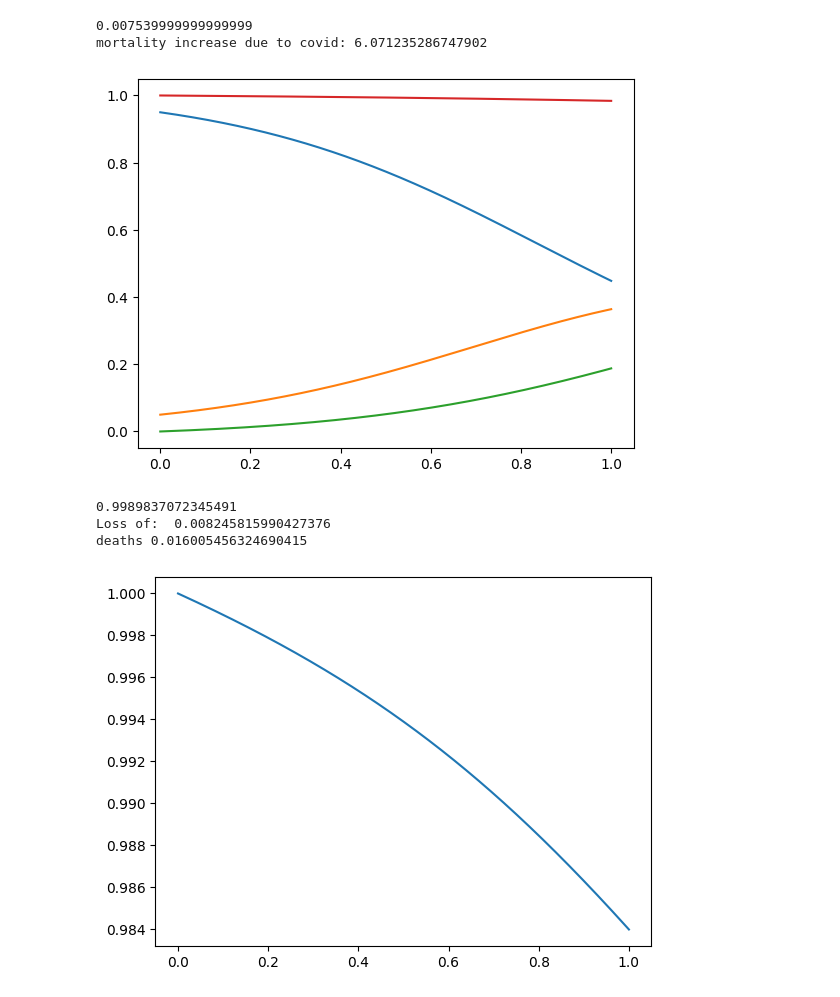
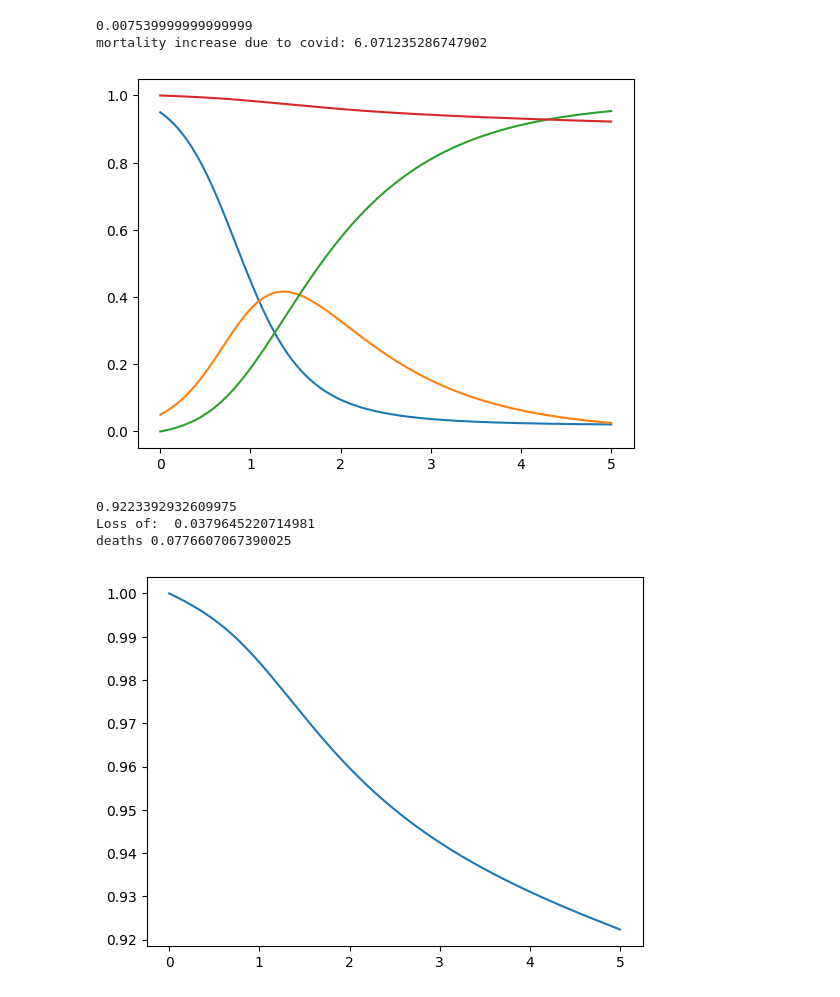
Before and after one commit to aryant2707/math461_unit1_grp5, a Jupyter notebook: COVID Params.ipynb, the cells around one changed output. Saved outputs shown, nothing was run; the diff lists cells and outputs as text; code cells hidden in the pictures.

```diff
--- a/COVID Params.ipynb
+++ b/COVID Params.ipynb
@@ -14,6 +14,7 @@ IFR = 0.15 / 100 # estimated 0.15%
 IFRPerYear = 1 - (1-IFR)**(36.5) #cases last ~10 days on average, do a little math to get yearly survival equiv
 mort_factor = IFRPerYear/mu -1
 print("mortality increase due to covid:",mort_factor)
+mort_factor = 6
 delta = 0.05 # force of interest
 ddt = lambda p,t: np.array([-mu*p[0], mu*p[0]])
 ic = np.array([0.95,0.05,0,1,0]) # S,I,R,Alive, dead
@@ -24,36 +25,36 @@ def ddt(u,t):
     dudt[1] = R0*u[0] * u[1] - u[1]
     dudt[2] = u[1]
     dudt[3] = -mu*(1+mort_factor*u[1])*u[3]
     dudt[4] = mu*(1+mort_factor*u[1])*u[3]
     return dudt
 
 
-t = np.linspace(0,1,10000)
+t = np.linspace(0,5,1000)
 y0 = spi.odeint(ddt, ic, t)
 
 alive_pandemic = y0[:,3]
 
 plt.plot(t, y0[:,0:4])
 plt.show()
 print(y0[999,3])
 tpx = y0[:,3]
 mu_xt = mu*(1+mort_factor*y0[:,1])
 discount = np.exp(-delta *t)
 integrand_ben = DB* tpx * mu_xt *discount
 integrand_prem = P * tpx * discount
 EPV_ben = spi.trapezoid(integrand_ben,t)
 EPV_prem = spi.trapezoid(integrand_prem,t)
 #print(EPV_ben)
 #print(EPV_prem)
 print("Loss of: ", EPV_ben - EPV_prem)
 print("deaths", 1- y0[-1,3])
 plt.plot(t,y0[:,3])
 plt.show()
 # %% [output]
 0.007539999999999999
 mortality increase due to covid: 6.071235286747902
-[figure, old version]
+[figure, new version]
-0.9989837072345491
-Loss of:  0.008245815990427376
-deaths 0.016005456324690415
+0.9223392932609975
+Loss of:  0.0379645220714981
+deaths 0.0776607067390025
-[figure, old version]
+[figure, new version]
```
Also changed, not shown: 1 other file.
